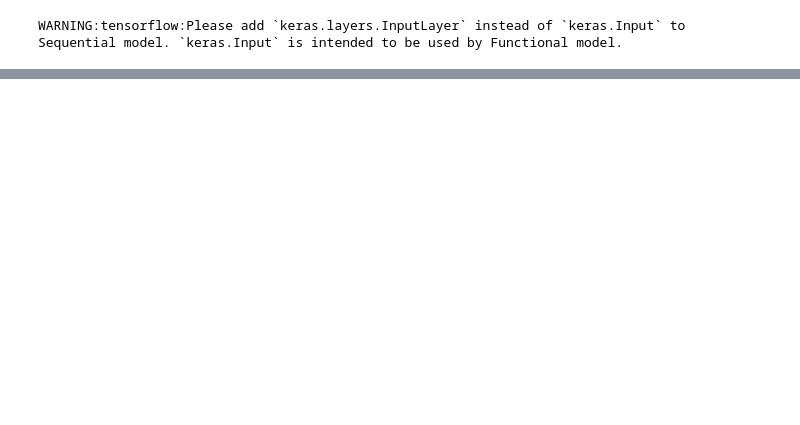
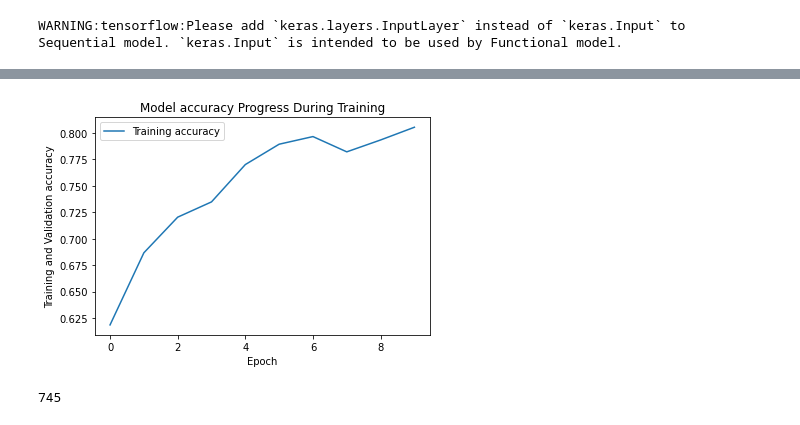
Before and after one commit to RodrigoOBC/TCC-CienciaDados, a Jupyter notebook: modelos/Modelo_B.ipynb, the cells around one changed output, grey strips where cells are left out. Saved outputs shown, nothing was run; the diff lists cells and outputs as text; code cells hidden in the pictures; blank space fills up the shorter version.

```diff
--- a/modelos/Modelo_B.ipynb
+++ b/modelos/Modelo_B.ipynb
@@ -241,0 +283,18 @@ Epoch 10/10
+# %%
+plt.plot(history.history['accuracy'])
+plt.title('Model accuracy Progress During Training')
+plt.xlabel('Epoch')
+plt.ylabel('Training and Validation accuracy')
+plt.legend(['Training accuracy']);
+# %% [output]
+[figure, added]
+# %%
+# matar esse
+test_list_ds = tf.data.Dataset.list_files(r'C:\Users\rodrigo.cabral\PycharmProjects\TCC-CienciaDados\Imagens\40x_Teste\*\*')
+TEST_IMAGE_COUNT = tf.data.experimental.cardinality(test_list_ds).numpy()
+test_ds = test_list_ds.map(process_path, num_parallel_calls=AUTOTUNE)
+test_ds = test_ds.batch(BATCH_SIZE)
+
+TEST_IMAGE_COUNT
+# %% [output]
+745
```
Also changed, not shown: parts of 13 cells of this notebook, 1 other file.
